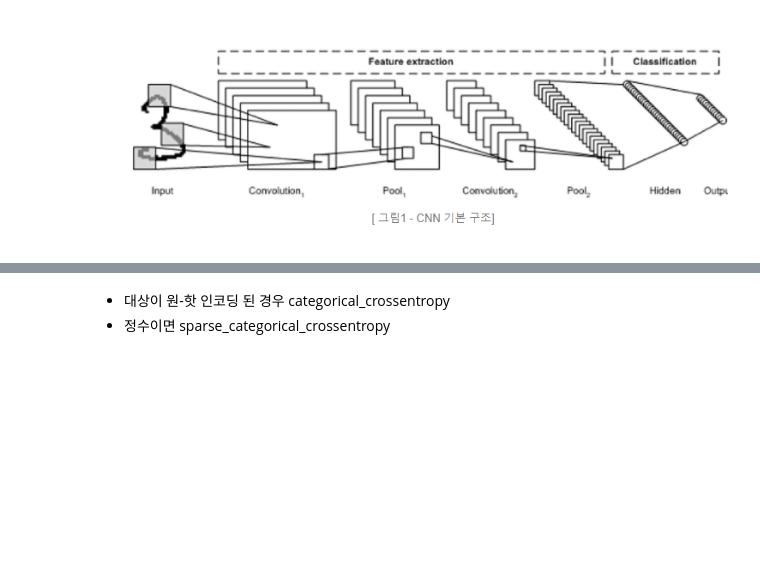
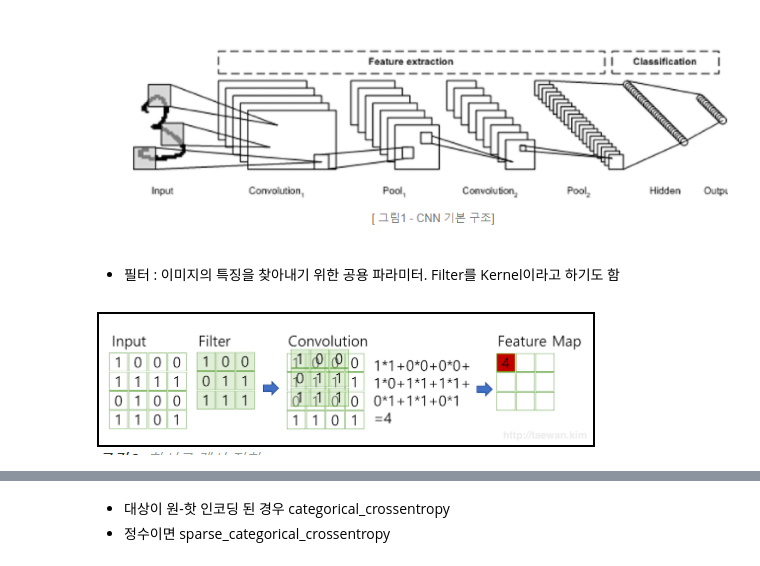
Before and after one commit to rlfwo93/machine-learning, a Jupyter notebook: CnnModel.ipynb, the cells around one changed output, grey strips where cells are left out. Saved outputs shown, nothing was run; the diff lists cells and outputs as text; code cells hidden in the pictures; blank space fills up the shorter version.

```diff
--- a/CnnModel.ipynb
+++ b/CnnModel.ipynb
@@ -63,3 +63,9 @@ numpy.ndarray
 Image('/gdrive/My Drive/cnn/cnn구조.PNG')
 # %% [output]
 [figure]
+# %% [markdown]
+- 필터 :  이미지의 특징을 찾아내기 위한 공용 파라미터. Filter를 Kernel이라고 하기도 함
+# %%
+Image('/gdrive/My Drive/cnn/필터.PNG')
+# %% [output]
+[figure, added]
```
Also changed, not shown: parts of 6 cells of this notebook.
